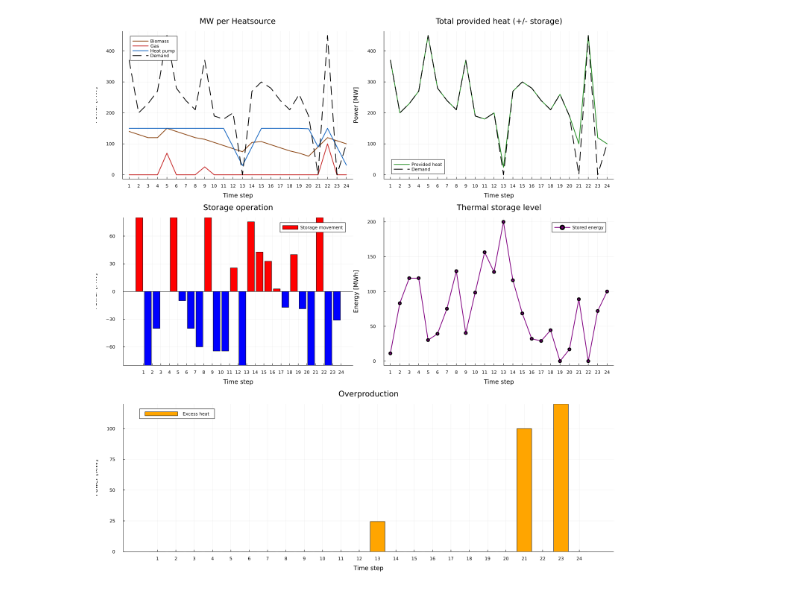
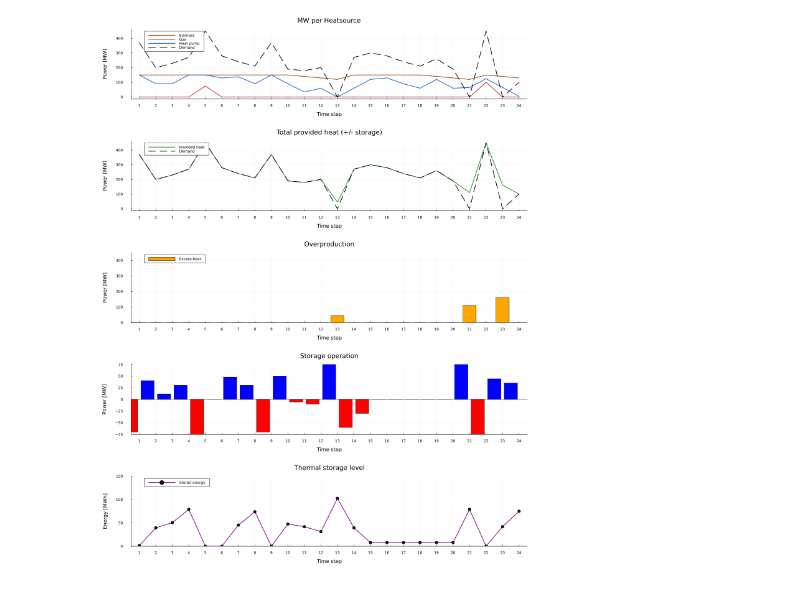
Before and after one commit to anschn05/KAKTI_optimizeHeat, a Jupyter notebook: Praesentation/optimizeHeat.ipynb, the cells around one changed output. Cells and saved outputs as stored; diff of their text form; code cells hidden in the pictures.

```diff
--- a/Praesentation/optimizeHeat.ipynb
+++ b/Praesentation/optimizeHeat.ipynb
@@ -53,7 +58,7 @@ M = 3       # amount heatsources
 # 2 gas boiler
 # 3 heat pump
 
-c = [35, 80, 25]            # Cost              - € / MWh
+c = [185, 600, 260]            # Cost              - DKK / MWh
 m = [150, 150, 150]         # Capacity          - MW
 ramp_up = [30,100,60]       # Heat-up-speed     - MW / time step
 ramp_down = [10,100,60];    # Cool-down-speed   - MW / time step
@@ -267,4 +287,6 @@ Cost in €: 182735.53
 # %%
+xmin = 0.5
+xmax = N + 0.5
 # PLOT RESULTS - MODEL WITH STORAGE
 x2_result = value.(x2)
 
@@ -295,16 +317,11 @@ p_sources = plot(1:N,
     ylabel="Power [MW]",
     title="MW per Heatsource",
     xticks=1:N,
-    grid=true)
-plot!(p_sources,1:N,
-    gas,        label="Gas",
-    color="#C62828",lw=2)
-plot!(p_sources,1:N,
-    heatpump,   label="Heat pump",
-    color="#1565C0",lw=2)
-plot!(p_sources,1:N,
-    d,          label="Demand",
-    color=:black,lw=2,linestyle=:dash)
+    grid=true,
+    xlim = (xmin,xmax))
+plot!(p_sources,1:N,gas, label="Gas",color="#C62828",lw=2)
+plot!(p_sources,1:N, heatpump, label="Heat pump", color="#1565C0",lw=2)
+plot!(p_sources,1:N,d, label="Demand",color=:black,lw=2,linestyle=:dash)
 
 # 2. TOTAL PROVIDED HEAT (with storage)
 p_total = plot(1:N,
@@ -314,61 +331,78 @@ p_total = plot(1:N,
     ylabel="Power [MW]",
     title="Total provided heat (+/- storage)",
     xticks=1:N,
-    grid=true)
+    grid=true,
+    xlim = (xmin,xmax),
+    legend=:topleft)
 plot!(p_total,1:N,
     d,          label="Demand",
     color=:black,lw=2,linestyle=:dash)
 
-# 3. STORAGE MOVEMENT
+
+# 3. EXCESS HEAT
+p_excess = bar(1:N,
+    excess_heat,
+    label="Excess heat",color=:orange,
+    xlabel="Time step",
+    ylabel="Power [MW]",
+    title="Overproduction",
+    xticks=1:N,
+    grid=true,
+    ylims=(0,ymax),
+    xlim = (xmin,xmax),
+    legend=:topleft
+    )
+
+# 4. STORAGE MOVEMENT
 movement_time = (1:N) .- 0.5
-bar_colors = [storage_movement[i] >= 0 ? :red : :blue     for i in 1:length(storage_movement)]
+bar_colors = [-storage_movement[i] >= 0 ? :blue : :red     for i in 1:length(storage_movement)]
 # storage_movement[1] = 0
 
 p_movement = bar(
     movement_time,
-    storage_movement,
-    label="Storage movement",
+    -storage_movement,
+    label="",
     color=bar_colors,
     xlabel="Time step",
     ylabel="Power [MW]",
     title="Storage operation",
     xticks=1:N,
-    grid=true)
+    grid=true,
+    xlim = (xmin,xmax))
 
 hline!(p_movement,[0],color=:black,lw=1,label="")
 
-# 4. STORAGE LEVEL
+# 5. STORAGE LEVEL
 p_storage = plot(1:N,
     storage_level,
     label="Stored energy",
     color=:purple,lw=2,
     marker=:circle,
     xlabel="Time step",
     ylabel="Energy [MWh]",
     title="Thermal storage level",
     xticks=1:N,
-    grid=true)
+    grid=true,
+    ylims=(0,E_max),
+    xlim = (xmin,xmax),
+    legend=:topleft)
 
-# 5. EXCESS HEAT
-p_excess = bar(1:N,
-    excess_heat,
-    label="Excess heat",color=:orange,
-    xlabel="Time step",
-    ylabel="Power [MW]",
-    title="Overproduction",
-    xticks=1:N,
-    grid=true)
 
 # COMBINED PLOT
 p_combined = plot(
-    p_sources, p_total, p_movement, p_storage, p_excess,
+    p_sources, p_total, p_excess, p_movement, p_storage,
     layout=@layout([
-        a b
-        c d
+        a
+        b
+        c
+        d
         e
-    ]),
-    size=(1400,1500))
+        ]),
+    link=:x,
+    left_margin=12mm,
+    bottom_margin=8mm,
+    size=(1400,1800))
 
 display(p_combined)
 # %% [output]
-[figure, old version]
+[figure, new version]
```
Also changed, not shown: parts of 8 cells of this notebook, 1 other file.
